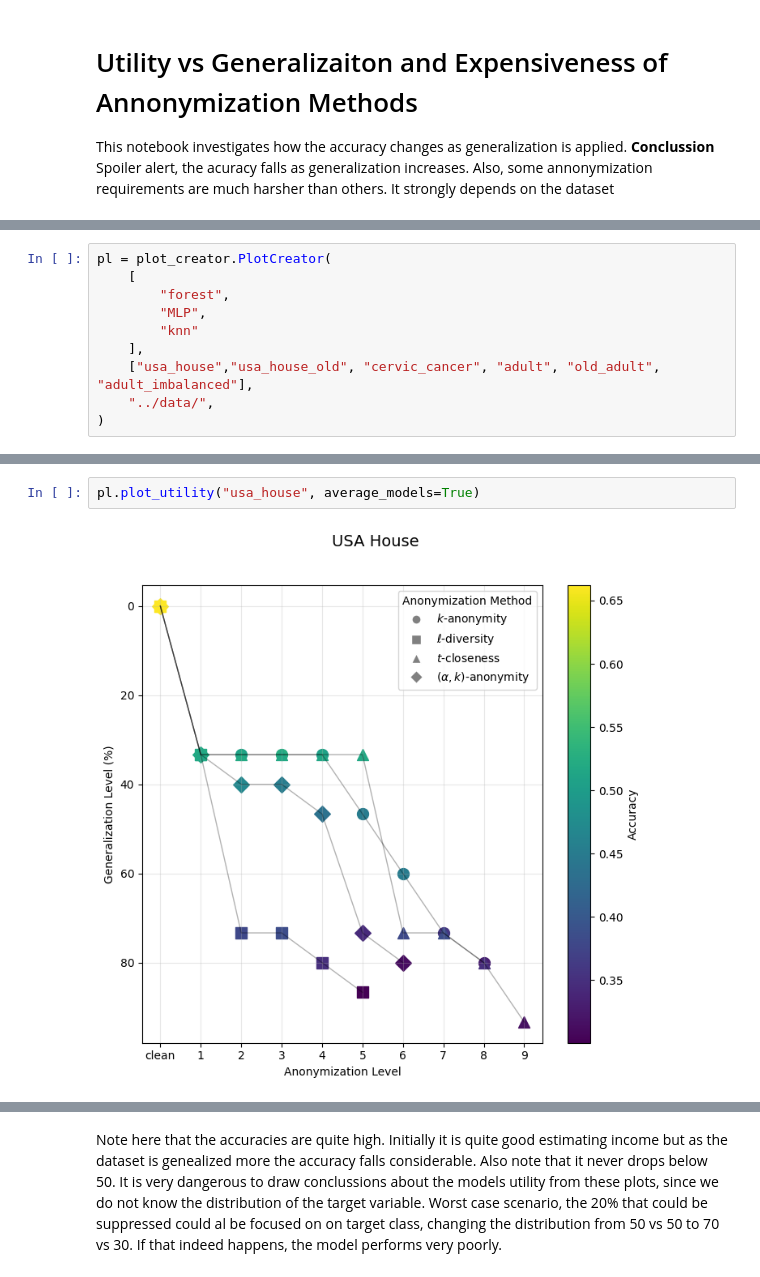
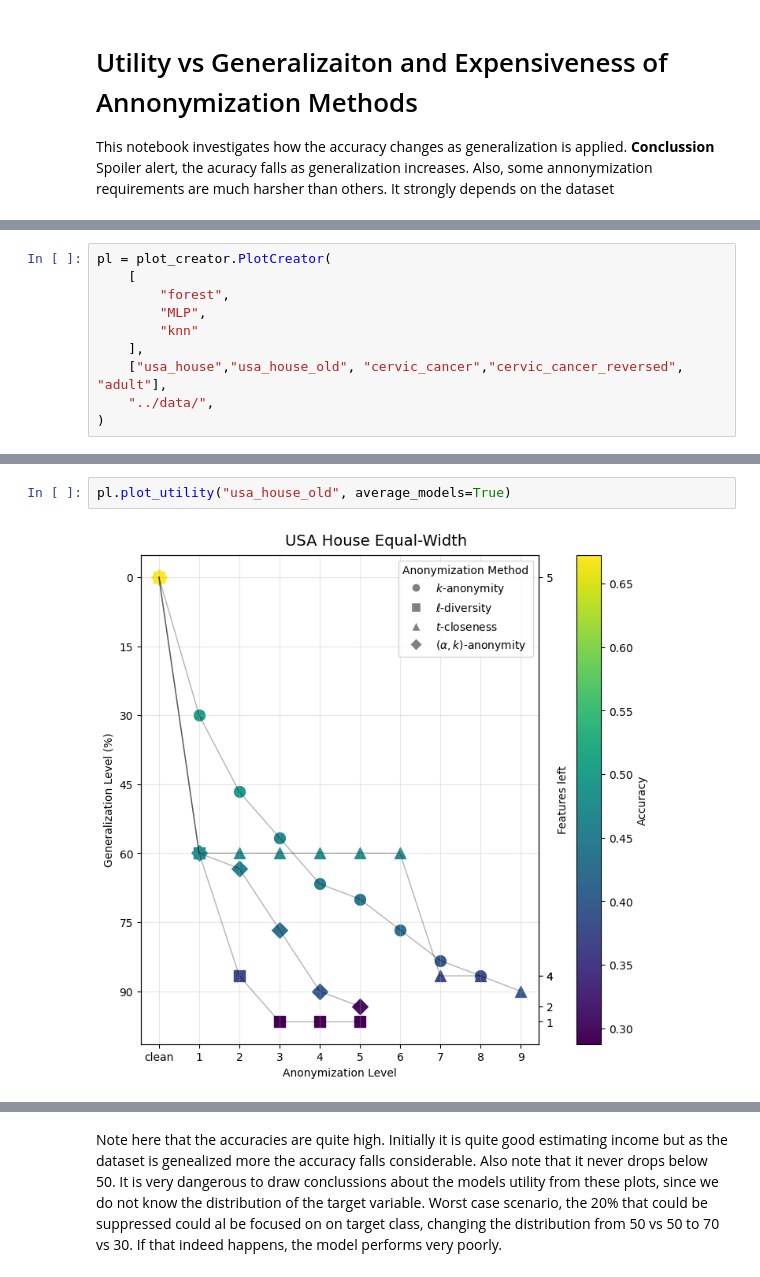
Before and after one commit to Zak9O/Masking-Effects-on-XAI-Techniques, a Jupyter notebook: notebooks/1Utility vs Generalization.ipynb, the cells around one changed output, grey strips where cells are left out. Drawn from its saved outputs; the diff is of its cells as text.

```diff
--- a/notebooks/1Utility vs Generalization.ipynb
+++ b/notebooks/1Utility vs Generalization.ipynb
@@ -17,6 +17,6 @@ pl = plot_creator.PlotCreator(
         "MLP",
         "knn"
     ],
-    ["usa_house","usa_house_old", "cervic_cancer", "adult", "old_adult", "adult_imbalanced"],
+    ["usa_house","usa_house_old", "cervic_cancer","cervic_cancer_reversed", "adult"],
     "../data/",
 )
@@ -27,7 +39,7 @@ pl.plot_utility("adult", average_models=True)
 # %%
-pl.plot_utility("usa_house", average_models=True)
+pl.plot_utility("usa_house_old", average_models=True)
 # %% [output]
-[figure, old version]
+[figure, new version]
 # %%
 pl.plot_utility("cervic_cancer", average_models=True)
 # %% [output]
```
Also changed, not shown: parts of 8 cells of this notebook, 2 other files.
